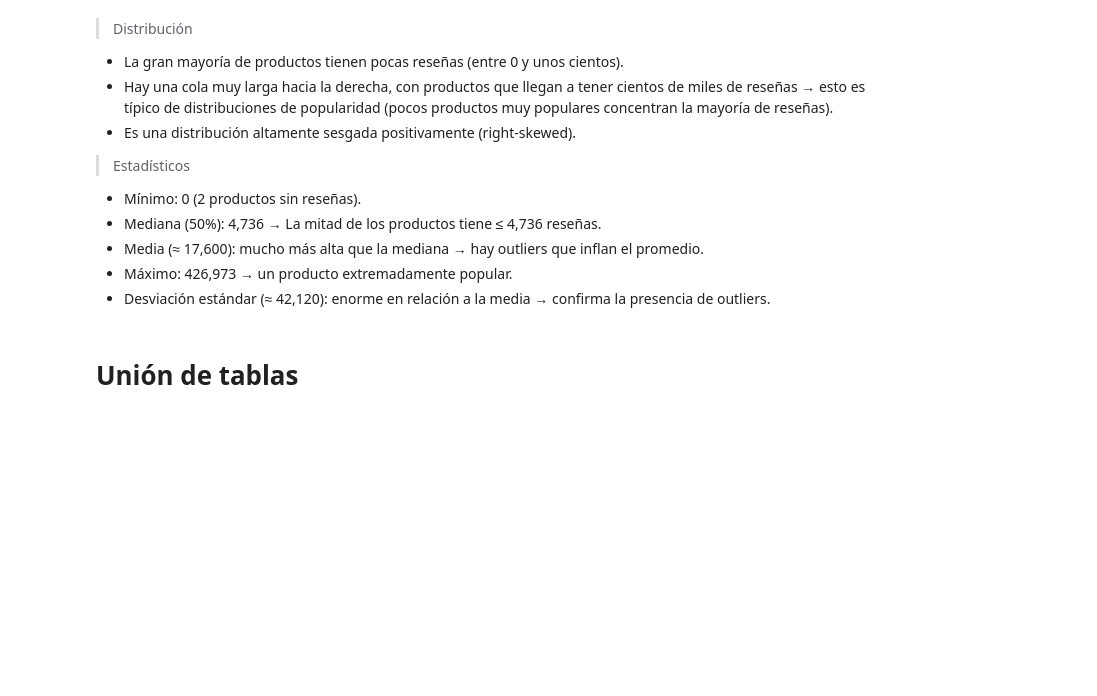
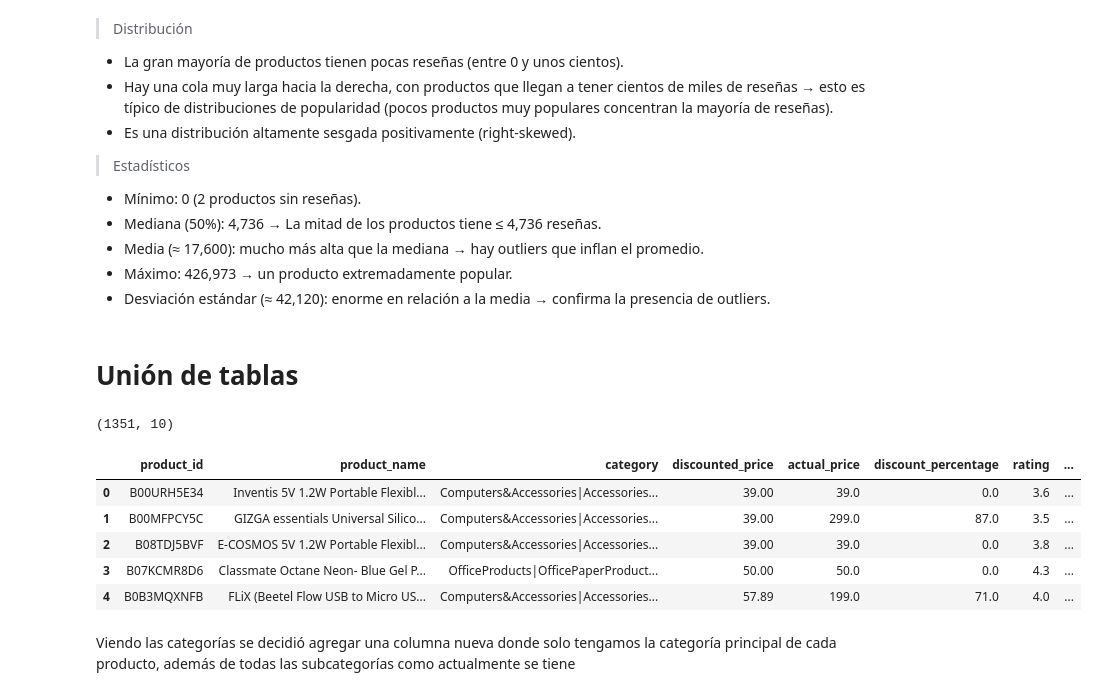
Before and after one commit to Blangis/DataLab-Amazon-dataset, a Jupyter notebook: notebooks/amazon.ipynb, the cells around one changed output. Cells and saved outputs as stored; diff of their text form; code cells hidden in the pictures; blank space fills up the shorter version.

```diff
--- a/notebooks/amazon.ipynb
+++ b/notebooks/amazon.ipynb
@@ -531,16 +531,6 @@ plt.show()
 
 # 3. Revisar estadísticas descriptivas
 print(df_reviews['rating_count'].describe())
-
-# 4. Filtrar productos con rating_count > 0 y registrar cuántos se eliminan
-filas_con_rating = df_reviews['rating_count'] > 0
-print("Productos con rating_count > 0:", filas_con_rating.sum())
-print("Productos con rating_count = 0 o NaN:", len(df_reviews) - filas_con_rating.sum())
-
-df_reviews = df_reviews[filas_con_rating]
-
-# 5. Cantidad de filas después de filtrar
-print("Cantidad de filas después del filtro:", len(df_reviews))
 # %% [output]
 Cantidad de filas originales: 1351
 [figure]
@@ -571,3 +558,23 @@ Cantidad de filas después del filtro: 1349
 - Desviación estándar (≈ 42,120): enorme en relación a la media → confirma la presencia de outliers.
 # %% [markdown]
 # Unión de tablas
+# %%
+df_merged = pd.merge(
+    df_products[['product_id','product_name','category','discounted_price','actual_price','discount_percentage']],
+    df_reviews[['product_id','rating','rating_count','review_title','review_content']],
+    on='product_id',
+    how='inner'  # solo productos que estén en ambos
+)
+
+print(df_merged.shape)
+df_merged.head()
+# %% [output]
+(1351, 10)
+|  | product_id | product_name | category | discounted_price | actual_price | discount_percentage | rating | ... |
+| 0 | B00URH5E34 | Inventis 5V 1.2W Portable Flexibl... | Computers&Accessories|Accessories... | 39.00 | 39.0 | 0.0 | 3.6 | ... |
+| 1 | B00MFPCY5C | GIZGA essentials Universal Silico... | Computers&Accessories|Accessories... | 39.00 | 299.0 | 87.0 | 3.5 | ... |
+| 2 | B08TDJ5BVF | E-COSMOS 5V 1.2W Portable Flexibl... | Computers&Accessories|Accessories... | 39.00 | 39.0 | 0.0 | 3.8 | ... |
+| 3 | B07KCMR8D6 | Classmate Octane Neon- Blue Gel P... | OfficeProducts|OfficePaperProduct... | 50.00 | 50.0 | 0.0 | 4.3 | ... |
+| 4 | B0B3MQXNFB | FLiX (Beetel Flow USB to Micro US... | Computers&Accessories|Accessories... | 57.89 | 199.0 | 71.0 | 4.0 | ... |
+# %% [markdown]
+Viendo las categorías se decidió agregar una columna nueva donde solo tengamos la categoría principal de cada producto, además de todas las subcategorías como actualmente se tiene
```
Also changed, not shown: parts of 9 cells of this notebook, 4 other files.
